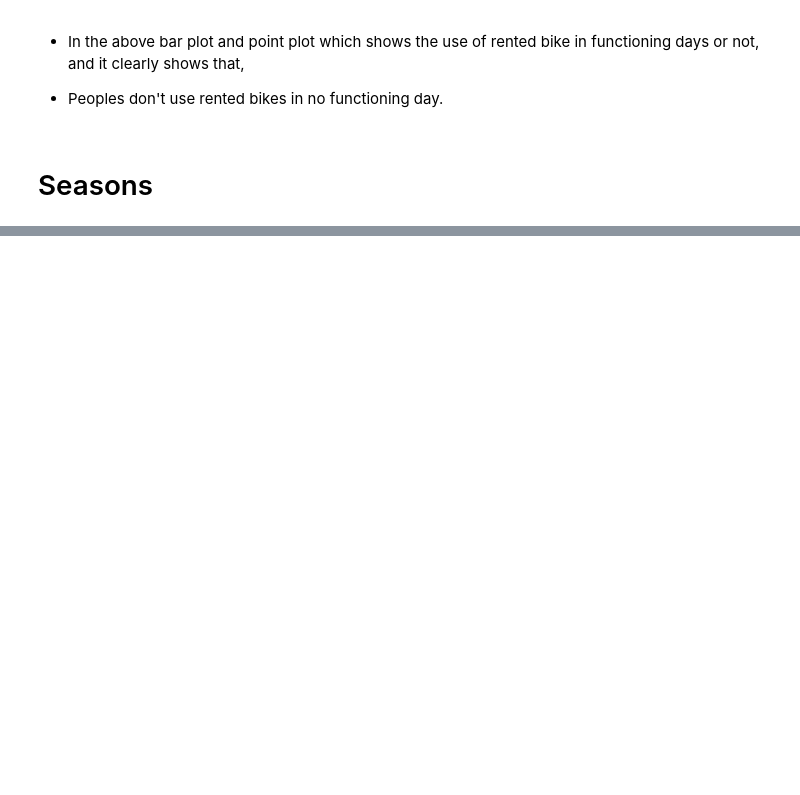
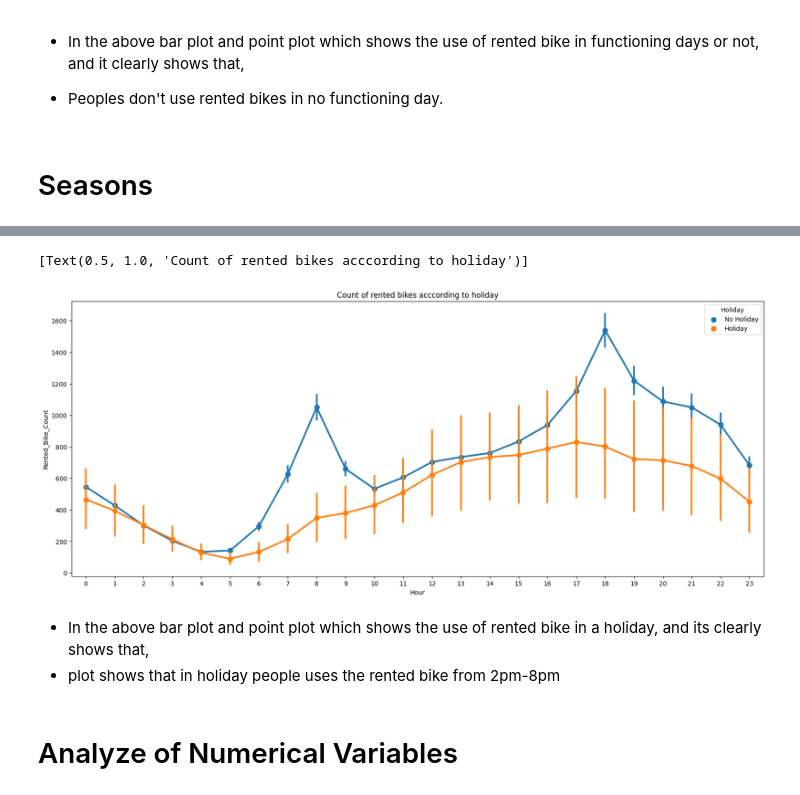
Before and after one commit to AkashK18/-Bike-Sharing-Demand-Prediction---Capstone-Project, a Jupyter notebook: Bike_Sharing_Demand_Prediction_.ipynb, the cells around one changed output, grey strips where cells are left out. Saved outputs shown, nothing was run; the diff lists cells and outputs as text; code cells hidden in the pictures; blank space fills up the shorter version.

```diff
--- a/Bike_Sharing_Demand_Prediction_.ipynb
+++ b/Bike_Sharing_Demand_Prediction_.ipynb
@@ -479,0 +507,14 @@ ax.set(title='Count of Rented bikes according to saesons')
+# %%
+#analysis of data by visualization
+fig,ax = plt.subplots(figsize=(20,8))
+sns.pointplot(data=bike_df, x= 'Hour', y = 'Rented_Bike_Count', ax=ax, hue= 'Holiday')
+ax.set(title = 'Count of rented bikes acccording to holiday')
+# %% [output]
+[Text(0.5, 1.0, 'Count of rented bikes acccording to holiday')]
+[figure, added]
+# %% [markdown]
+
+*   In the above bar plot and point plot which shows the use of rented bike in a holiday, and its clearly shows that,
+*   plot shows that in holiday people uses the rented bike from 2pm-8pm
+# %% [markdown]
+# Analyze of Numerical Variables
```
Also changed, not shown: parts of 45 cells of this notebook.
